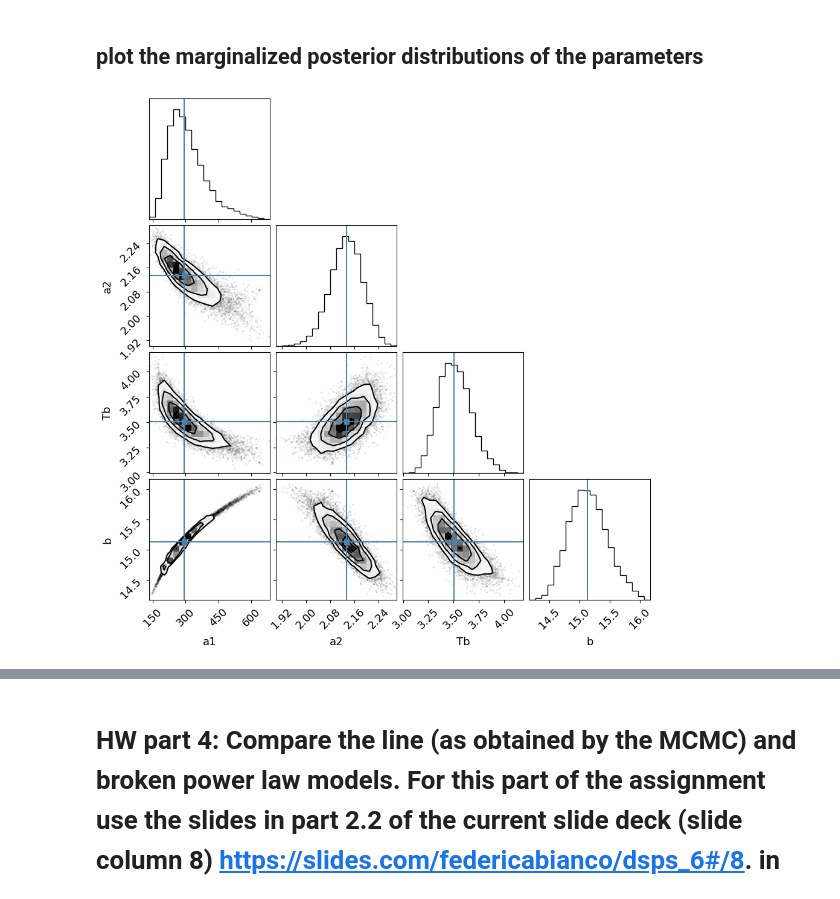
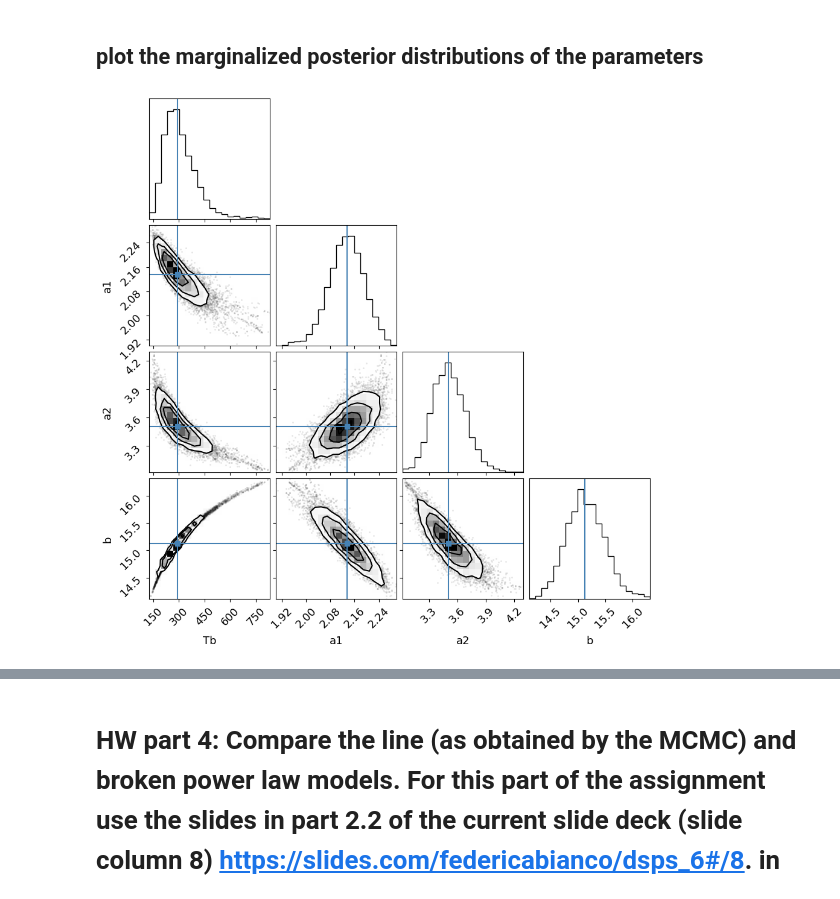
Before and after one commit to bivekpok/DSPS_BPokhrel, a Jupyter notebook: HW5/HW5.ipynb, the cells around one changed output, grey strips where cells are left out. Cells and saved outputs as stored; diff of their text form; code cells hidden in the pictures.

```diff
--- a/HW5/HW5.ipynb
+++ b/HW5/HW5.ipynb
@@ -818,7 +820,7 @@ ig = [0.2, 5, 1000, 20]
 bounds = [(66, 51257), (-100, 100), (-100, 100), (-1000, 1000)]
 # Define the optimization function and pass additional arguments via 'args'
 # soln = minimize(log_posterior_bpl, ig, args=(t, l_mag, l_mag_err), bounds =bounds)
-soln = minimize(nll, ig, args=(t, y_obs, yerr), bounds =bounds)
+soln = minimize(nll, ig, args=(t, y, s), bounds =bounds)
 
 soln
 # %% [output]
@@ -965,7 +967,7 @@ pl.xlabel("log time", fontsize=20);
 # %%
 
 pl.rcParams["font.size"]= 13
 fig = corner.corner(
-    flat_samples, labels=["a1", "a2", "Tb", "b"], truths=mcmc[:,1]);
+    flat_samples, labels=["Tb", "a1", "a2", "b"], truths=mcmc[:,1]);
 # %% [output]
-[figure, old version]
+[figure, new version]
```
Also changed, not shown: parts of 20 cells of this notebook.
